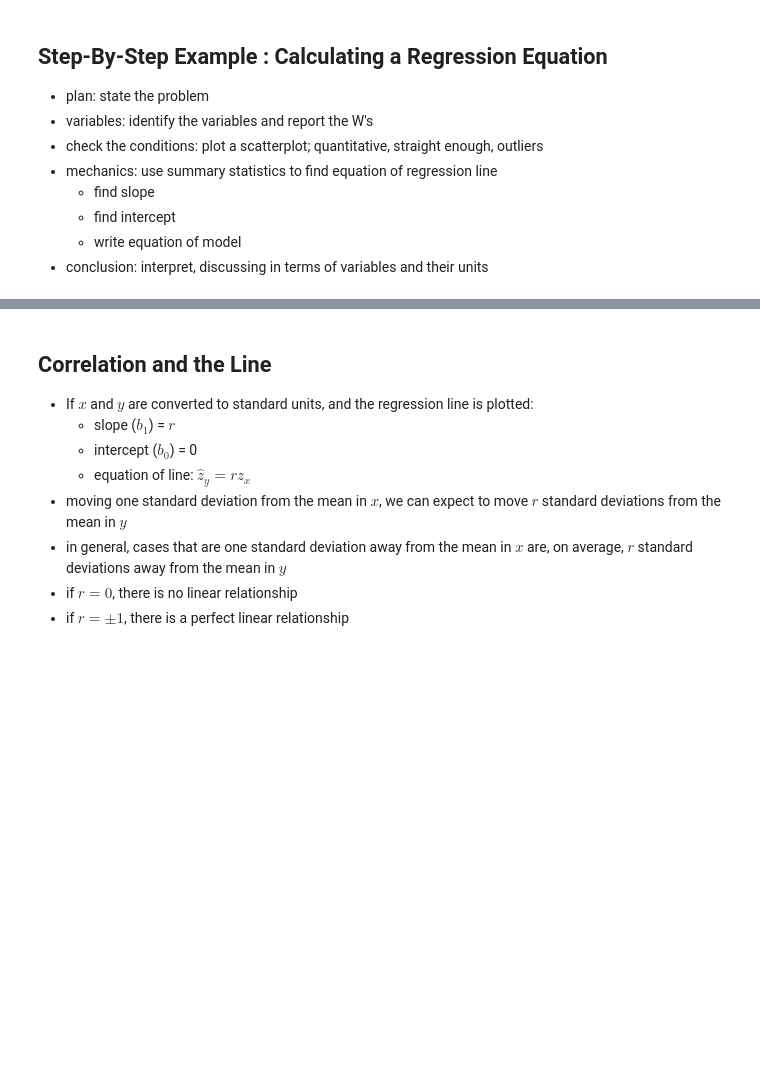
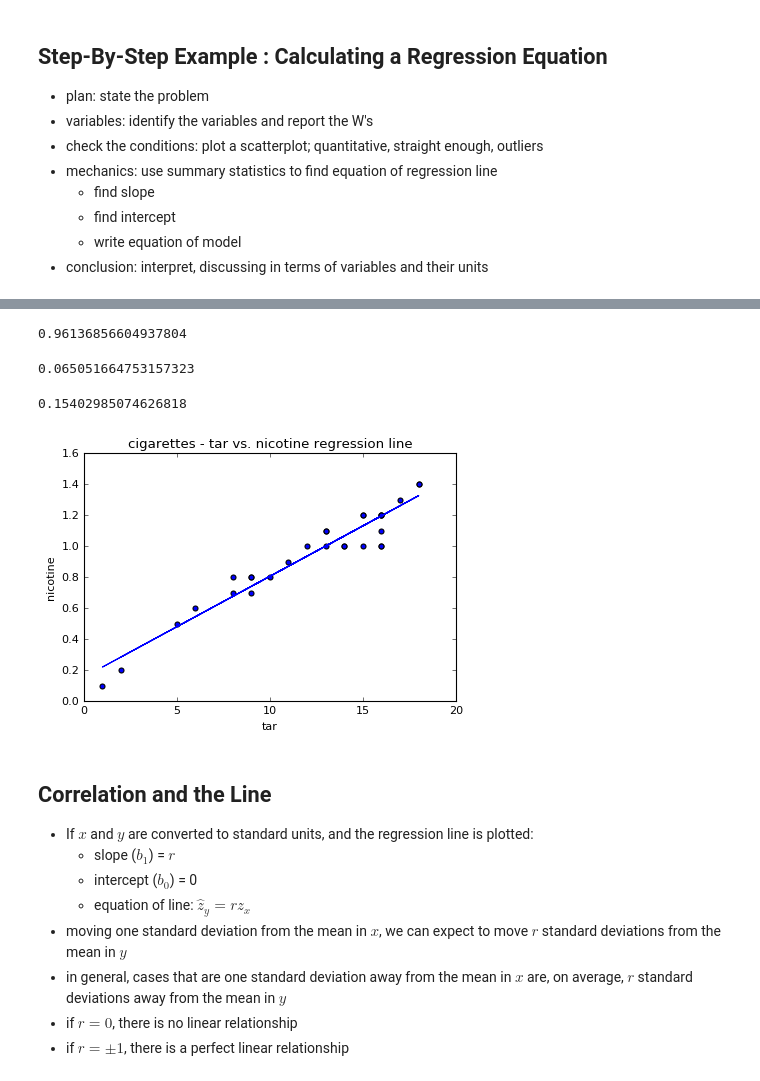
Before and after one commit to rickhaffey/stats-dvb, a Jupyter notebook: Chapter 8 - Linear Regression.ipynb, the cells around one changed output, grey strips where cells are left out. Cells and saved outputs as stored; diff of their text form; code cells hidden in the pictures; blank space fills up the shorter version.

```diff
--- a/Chapter 8 - Linear Regression.ipynb
+++ b/Chapter 8 - Linear Regression.ipynb
@@ -58,0 +64,3 @@
+# %%
+cigarettes = pd.read_table("./data/cigarettes.txt")
+cigarettes.head()
@@ -59,3 +74,34 @@
+# %%
+# get the correlation
+r = np.corrcoef(cigarettes.tar, cigarettes.nicotine)[0][1]
+r
+# %% [output]
+0.96136856604937804
+# %%
+# calculate b_1 (slope)
+b1 = r * (cigarettes.nicotine.std() / cigarettes.tar.std())
+b1
+# %% [output]
+0.065051664753157323
+# %%
+# calculate b_0 (intercept)
+b0 = cigarettes.nicotine.mean() - b1 * cigarettes.tar.mean()
+b0
+# %% [output]
+0.15402985074626818
+# %%
+# data points
+plt.scatter(cigarettes.tar, cigarettes.nicotine)
+
+# regression line
+yhat = b0 + b1 * cigarettes.tar
+plt.plot(cigarettes.tar, yhat)
+
+plt.xlabel('tar')
+plt.ylabel('nicotine')
+plt.title('cigarettes - tar vs. nicotine regression line');
+# %% [output]
+[figure, added]
 # %% [markdown]
 ## Correlation and the Line
 
```
Also changed, not shown: parts of 15 cells of this notebook, 1 other file.
